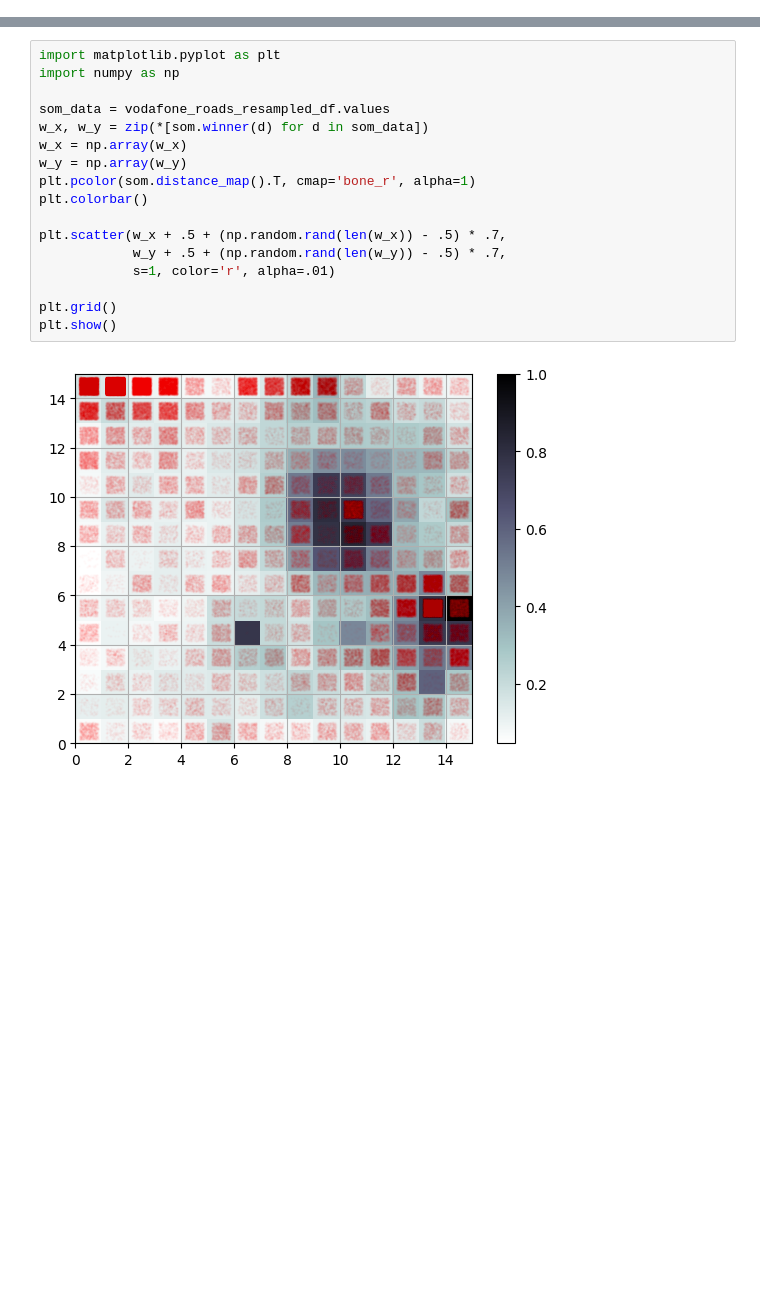
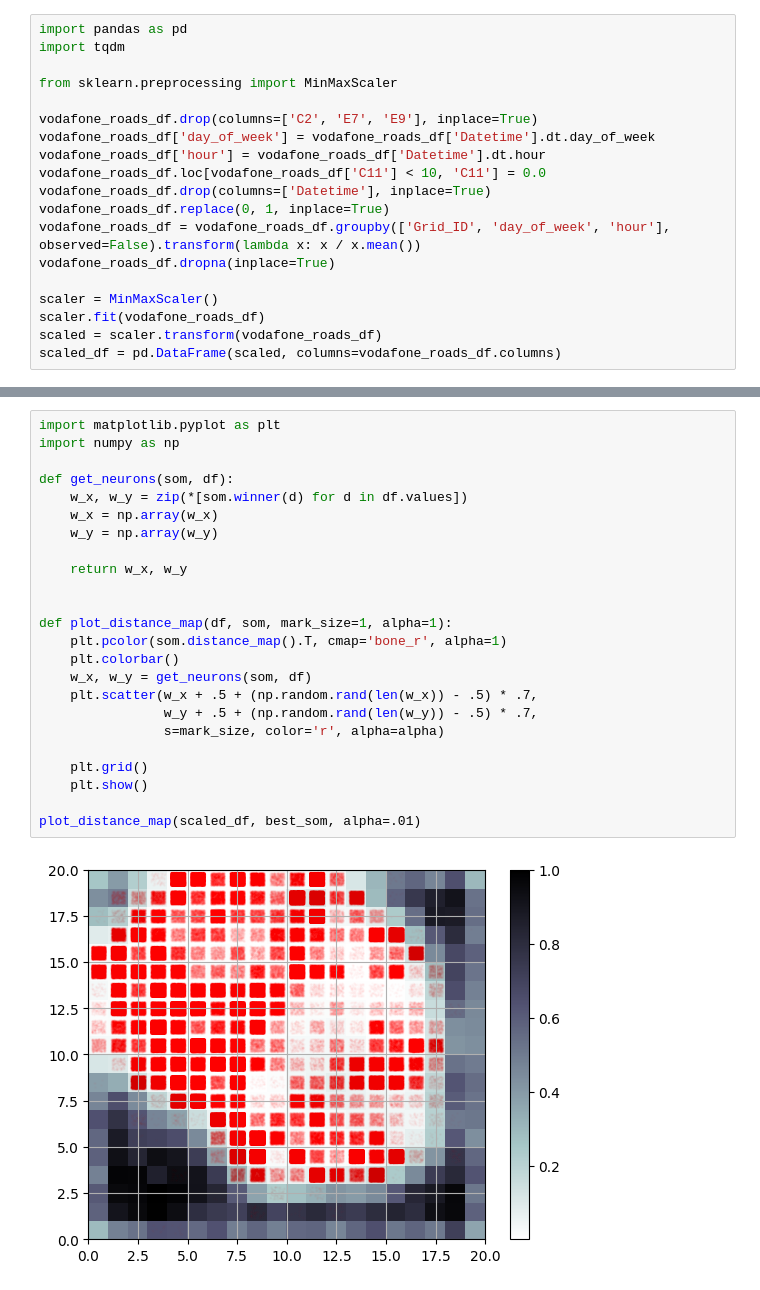
Before and after one commit to RocketFan/traffic-monitoring, a Jupyter notebook: som_traffic_anomalies.ipynb, the cells around one changed output, grey strips where cells are left out. Saved outputs shown, nothing was run; the diff lists cells and outputs as text; blank space fills up the shorter version.

```diff
--- a/som_traffic_anomalies.ipynb
+++ b/som_traffic_anomalies.ipynb
@@ -78,0 +34,19 @@ som.train(a1_df.values, 5000, verbose=True)
+# %%
+import pandas as pd
+import tqdm
+
+from sklearn.preprocessing import MinMaxScaler
+
+vodafone_roads_df.drop(columns=['C2', 'E7', 'E9'], inplace=True)
+vodafone_roads_df['day_of_week'] = vodafone_roads_df['Datetime'].dt.day_of_week
+vodafone_roads_df['hour'] = vodafone_roads_df['Datetime'].dt.hour
+vodafone_roads_df.loc[vodafone_roads_df['C11'] < 10, 'C11'] = 0.0
+vodafone_roads_df.drop(columns=['Datetime'], inplace=True)
+vodafone_roads_df.replace(0, 1, inplace=True)
+vodafone_roads_df = vodafone_roads_df.groupby(['Grid_ID', 'day_of_week', 'hour'], observed=False).transform(lambda x: x / x.mean())
+vodafone_roads_df.dropna(inplace=True)
+
+scaler = MinMaxScaler()
+scaler.fit(vodafone_roads_df)
+scaled = scaler.transform(vodafone_roads_df)
+scaled_df = pd.DataFrame(scaled, columns=vodafone_roads_df.columns)
@@ -79,20 +122,27 @@ som.train(a1_df.values, 5000, verbose=True)
 # %%
 import matplotlib.pyplot as plt
 import numpy as np
 
-som_data = vodafone_roads_resampled_df.values
-w_x, w_y = zip(*[som.winner(d) for d in som_data])
-w_x = np.array(w_x)
-w_y = np.array(w_y)
-plt.pcolor(som.distance_map().T, cmap='bone_r', alpha=1)
-plt.colorbar()
+def get_neurons(som, df):
+    w_x, w_y = zip(*[som.winner(d) for d in df.values])
+    w_x = np.array(w_x)
+    w_y = np.array(w_y)
 
-plt.scatter(w_x + .5 + (np.random.rand(len(w_x)) - .5) * .7,
-            w_y + .5 + (np.random.rand(len(w_y)) - .5) * .7,
-            s=1, color='r', alpha=.01)
+    return w_x, w_y
 
-plt.grid()
-plt.show()
+
+def plot_distance_map(df, som, mark_size=1, alpha=1):
+    plt.pcolor(som.distance_map().T, cmap='bone_r', alpha=1)
+    plt.colorbar()
+    w_x, w_y = get_neurons(som, df)
+    plt.scatter(w_x + .5 + (np.random.rand(len(w_x)) - .5) * .7,
+                w_y + .5 + (np.random.rand(len(w_y)) - .5) * .7,
+                s=mark_size, color='r', alpha=alpha)
+
+    plt.grid()
+    plt.show()
+
+plot_distance_map(scaled_df, best_som, alpha=.01)
 # %% [output]
-[figure, old version]
+[figure, new version]
 # %%
```
Also changed, not shown: parts of 11 cells of this notebook, 1 other file.
